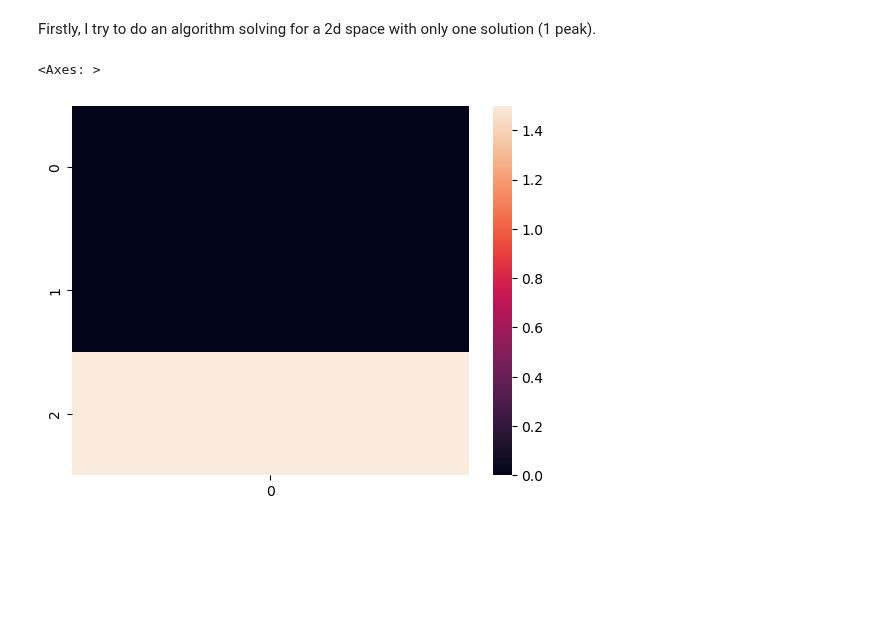
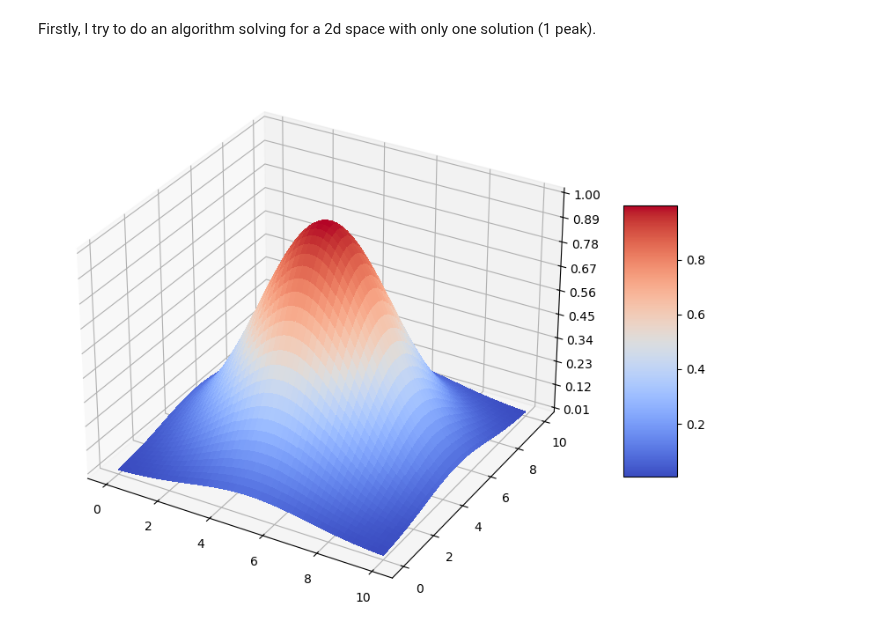
Before and after one commit to pietromalagoli/NeuronEvolution, a Jupyter notebook: evolutionary_programming.ipynb, the cells around one changed output. Cells and saved outputs as stored; diff of their text form; code cells hidden in the pictures; blank space fills up the shorter version.

```diff
--- a/evolutionary_programming.ipynb
+++ b/evolutionary_programming.ipynb
@@ -7,15 +9,28 @@ import seaborn as sns
 # %%
 # start by creating a 10x10 grid
-N = 10
+N = 100
 
-x = np.arange(0,1,N)
-y = np.arange(0,1,N)
+x = np.linspace(0,10,N)
+y = np.linspace(0,10,N)
+x,y = np.meshgrid(x,y)
+
 
 def f(x,y):
 
-    return 3*(x.shape[0]/2 - x**2 - y**2)   # questo circa è un solo picco, però è meglio farlo con una gaussiana
+    return np.exp(-0.1*(x-5)**2-0.1*(y-5)**2)  # questo circa è un solo picco, però è meglio farlo con una gaussiana
-# %%
-sns.heatmap(np.array([x,y,f(x,y)]))
-# %% [output]
-<Axes: >
-[figure, removed]
+# %%
+fig, ax = plt.subplots(subplot_kw={"projection": "3d"},figsize=(10,8))
+surf = ax.plot_surface(x, y, f(x,y), cmap=cm.coolwarm,
+                       linewidth=0, antialiased=False)
+
+# Customize the z axis.
+ax.zaxis.set_major_locator(LinearLocator(10))
+# A StrMethodFormatter is used automatically
+ax.zaxis.set_major_formatter('{x:.02f}')
+
+# Add a color bar which maps values to colors.
+fig.colorbar(surf, shrink=0.5, aspect=5)
+
+plt.show()
+# %% [output]
+[figure, added]
```
Also changed, not shown: parts of 1 cell of this notebook.
